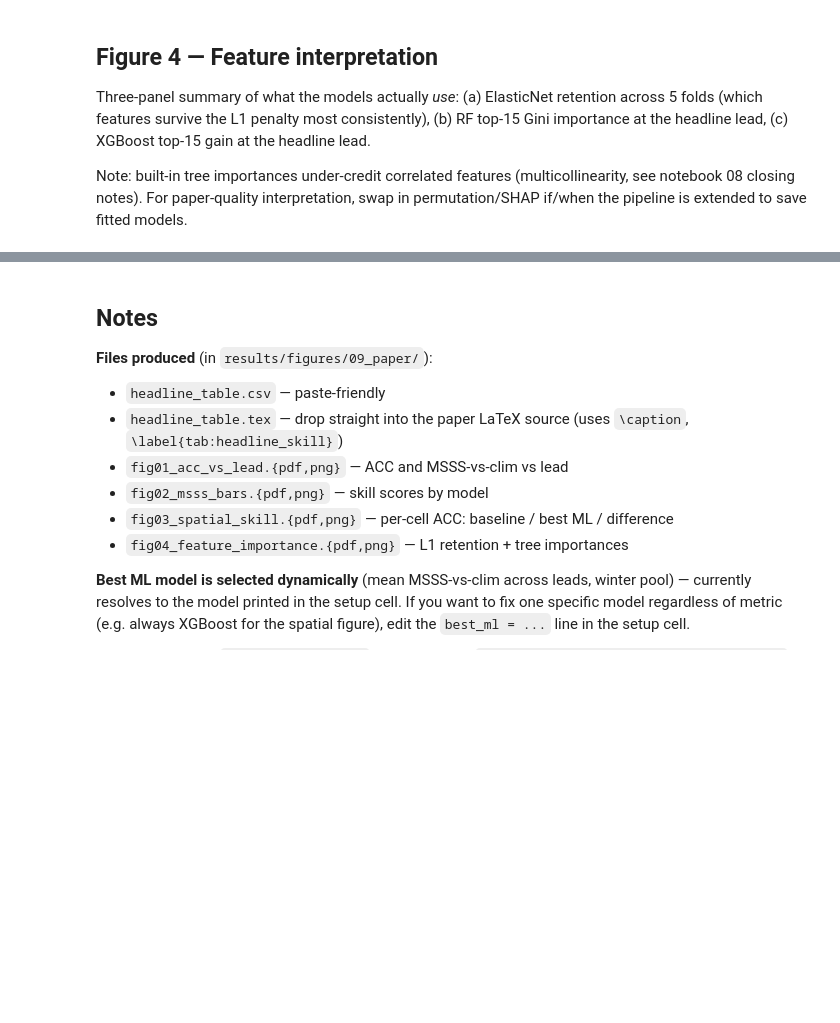
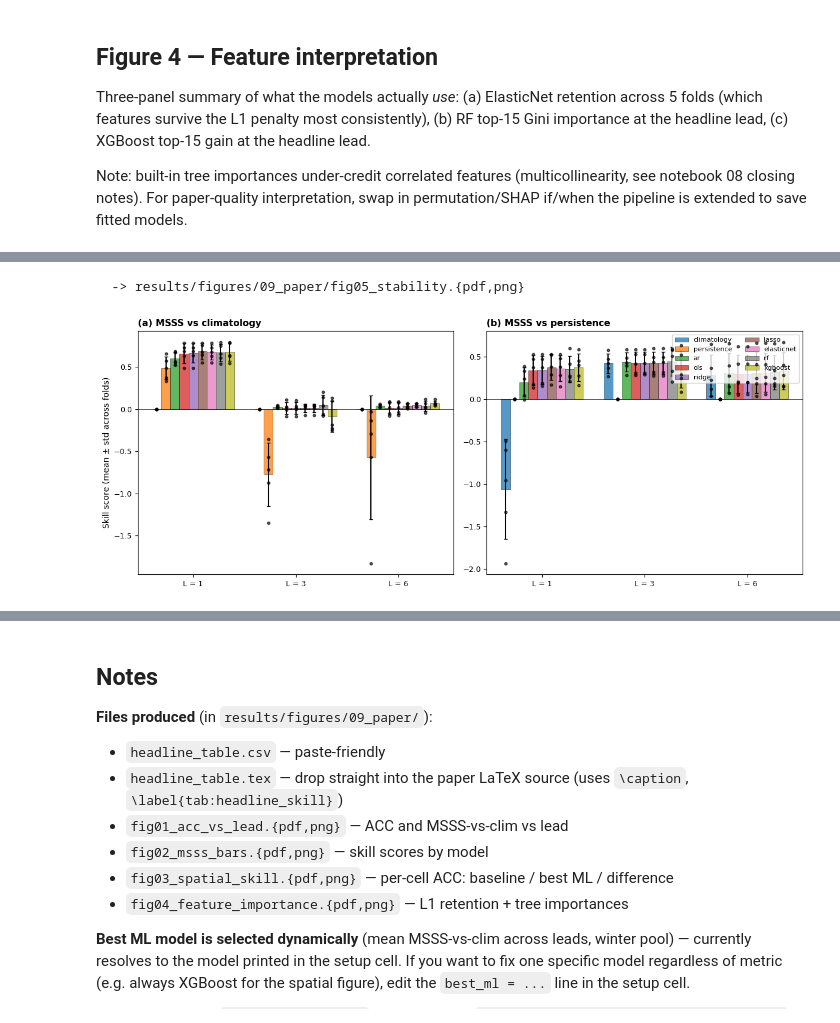
Before and after one commit to anasoubaha/A4-DroughtForecasting-Modeling, a Jupyter notebook: notebooks/09_paper_figures.ipynb, the cells around one changed output, grey strips where cells are left out. Saved outputs shown, nothing was run; the diff lists cells and outputs as text; code cells hidden in the pictures; blank space fills up the shorter version.

Commit message:
Added per-fold stability and posthoc importance (not run yet)

```diff
--- a/notebooks/09_paper_figures.ipynb
+++ b/notebooks/09_paper_figures.ipynb
@@ -79,7 +79,9 @@ BASELINE_NAMES = {'climatology', 'persistence', 'ar'}
 models_present = [m for m in MODEL_ORDER if m in metrics_df['model'].unique()]
 leads = sorted(metrics_df['lead'].unique())
 
-winter = metrics_df.query("evaluation_window == 'winter_only'")
+# Pooled-only slice for Figures 1-3 and Table 1. Per-fold rows are used
+# separately by Figure 5 (stability) via a direct query on `metrics_df`.
+winter = metrics_df.query("evaluation_window == 'winter_only' and fold == 'pooled'")
 
 ml_models = [m for m in models_present if m not in BASELINE_NAMES]
 best_ml = (winter
@@ -87,6 +89,9 @@ best_ml = (winter
     .groupby('model')['value'].mean().idxmax())
 
 print(f'Production data loaded:  {len(metrics_df)} metric rows, {len(feat)} feature-status rows')
+n_per_fold = (metrics_df['fold'] != 'pooled').sum()
+if n_per_fold:
+    print(f'  (incl. {n_per_fold} per-fold rows for the stability figure)')
 print(f'Models:                  {models_present}')
 print(f'Leads:                   {leads}')
 print(f'Best ML model (by mean MSSS-vs-clim): {best_ml!r}')
@@ -390,0 +427,64 @@ plt.show()
+# %%
+per_fold = metrics_df.query("fold != 'pooled' and evaluation_window == 'winter_only'").copy()
+per_fold['fold'] = per_fold['fold'].astype(int)
+
+if per_fold.empty:
+    print("No per-fold rows found in metrics_allLeads.csv.")
+    print("Run:  python scripts/04_backfill_per_fold_metrics.py")
+else:
+    n_models = len(models_present)
+    width = 0.8 / n_models
+    x = np.arange(len(leads))
+
+    fig, axes = plt.subplots(1, 2, figsize=(12, 4.8))
+    for ax, metric_name, title in [
+        (axes[0], 'msss_vs_climatology', '(a) MSSS vs climatology'),
+        (axes[1], 'msss_vs_persistence', '(b) MSSS vs persistence'),
+    ]:
+        sub = per_fold[per_fold['metric'] == metric_name]
+        for i, mdl in enumerate(models_present):
+            s = sub[sub['model'] == mdl]
+            if s.empty:
+                continue
+            stats = s.groupby('lead')['value'].agg(['mean', 'std']).reindex(leads)
+            xs = x + (i - n_models / 2 + 0.5) * width
+            ax.bar(
+                xs, stats['mean'].values,
+                yerr=stats['std'].fillna(0).values,
+                width=width, capsize=2.0,
+                edgecolor='black', linewidth=0.4,
+                color=colors.get(mdl, None), label=mdl, alpha=0.75,
+            )
+            # Overlay individual fold values as dots
+            for L_idx, L in enumerate(leads):
+                vals = s[s['lead'] == L]['value'].values
+                if len(vals):
+                    ax.scatter(
+                        np.full(len(vals), xs[L_idx]), vals,
+                        s=10, color='black', alpha=0.65, zorder=10,
+                    )
+        ax.axhline(0, color='black', linewidth=0.5)
+        ax.set_xticks(x); ax.set_xticklabels([f'L = {L}' for L in leads])
+        ax.set_title(title, loc='left', fontweight='bold', fontsize=11)
+
+    axes[0].set_ylabel('Skill score (mean ± std across folds)')
+    axes[1].legend(loc='upper right', ncol=2, fontsize=8)
+    plt.tight_layout()
+    save_paper(fig, 'fig05_stability')
+    plt.show()
+
+    # Numerical summary — paste-friendly table of per-fold stability
+    print('\nPer-fold MSSS-vs-climatology summary (winter pool):')
+    summary = (per_fold[per_fold['metric'] == 'msss_vs_climatology']
+        .groupby(['model', 'lead'])['value']
+        .agg(['mean', 'std', 'min', 'max'])
+        .round(3))
+    summary.columns = ['mean', 'std', 'min', 'max']
+    summary = summary.loc[[(m, L) for m in models_present for L in leads]]
+    out = PAPER_DIR / 'per_fold_stability_msss_vs_clim.csv'
+    summary.to_csv(out)
+    print(f'  → {out.relative_to(ROOT)}\n')
+    print(summary)
+# %% [output]
+  -> results/figures/09_paper/fig05_stability.{pdf,png}
+[figure, added]
```
Also changed, not shown: parts of 4 cells of this notebook, 15 other files.
